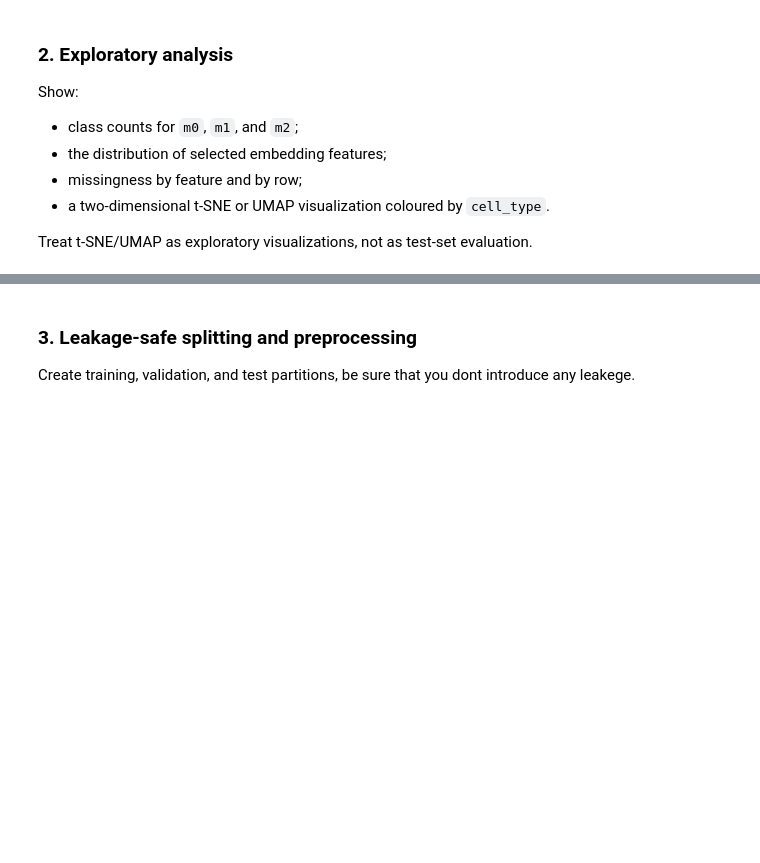
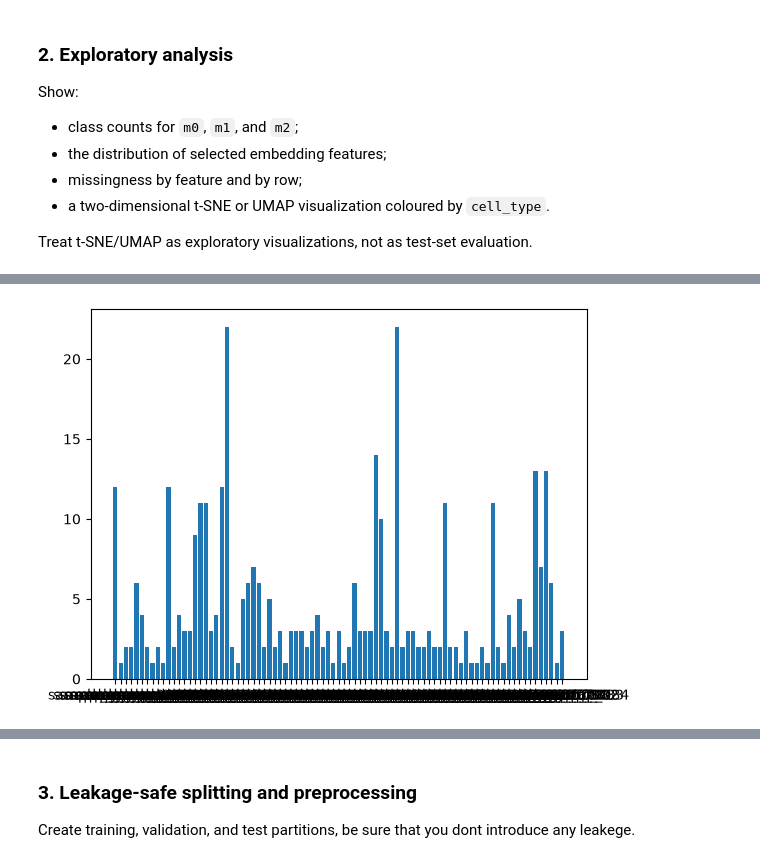
Before and after one commit to ALEGATOR1209/KSE_ML_for_bioinformatics, a Jupyter notebook: practicals/week6/Assignment6.ipynb, the cells around one changed output, grey strips where cells are left out. Saved outputs shown, nothing was run; the diff lists cells and outputs as text; code cells hidden in the pictures; blank space fills up the shorter version.

```diff
--- a/practicals/week6/Assignment6.ipynb
+++ b/practicals/week6/Assignment6.ipynb
@@ -76,0 +142,3 @@ Since data is the same no need to write detailed report but still - check if eve
+# %%
+groups = df[SAMPLE_GROUP]
+groups.head()
@@ -87,0 +169,6 @@ Treat t-SNE/UMAP as exploratory visualizations, not as test-set evaluation.
+# %%
+counts = groups.value_counts().sort_index()
+plt.bar(counts.index, counts)
+plt.show()
+# %% [output]
+[figure, added]
```
Also changed, not shown: parts of 17 cells of this notebook.
